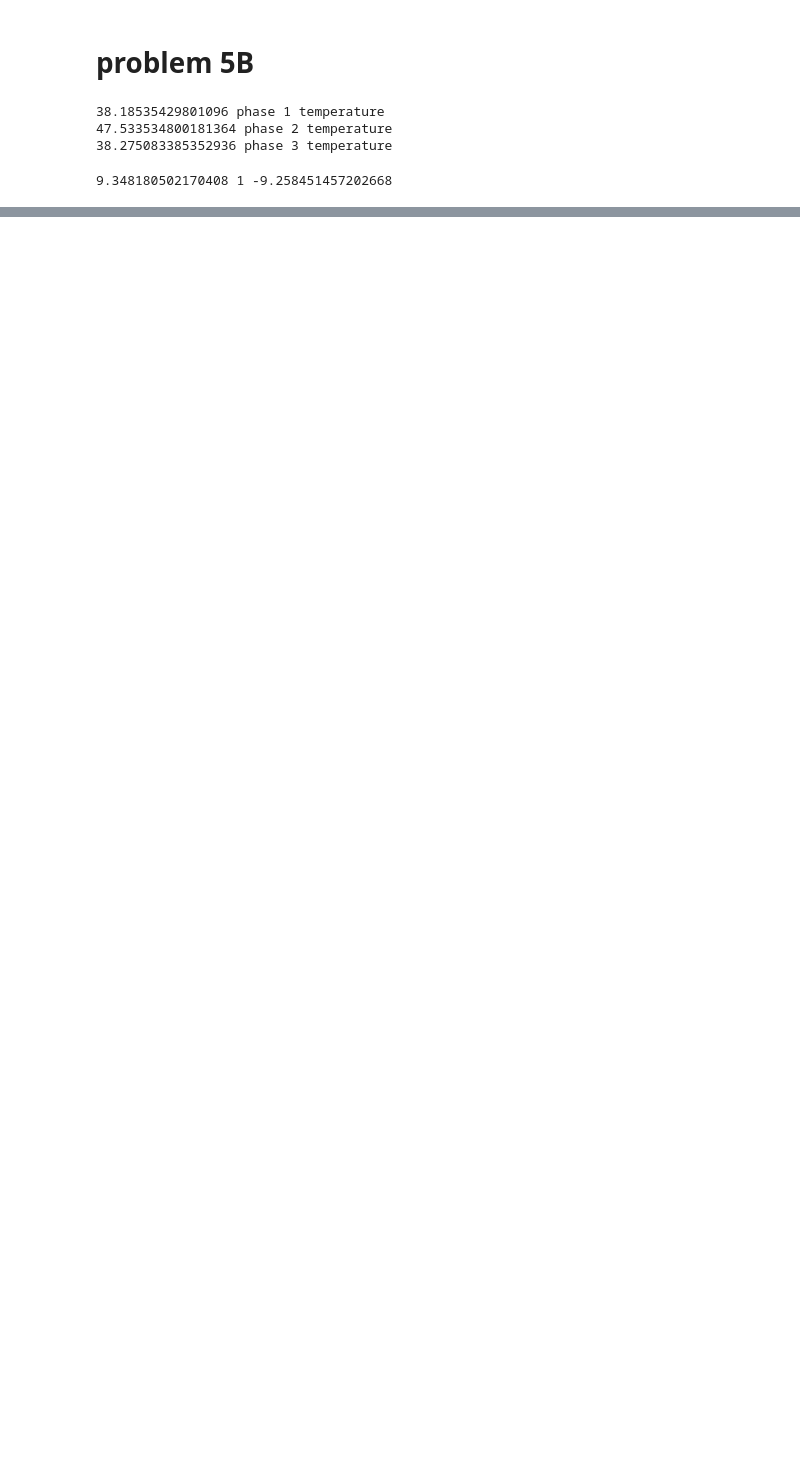
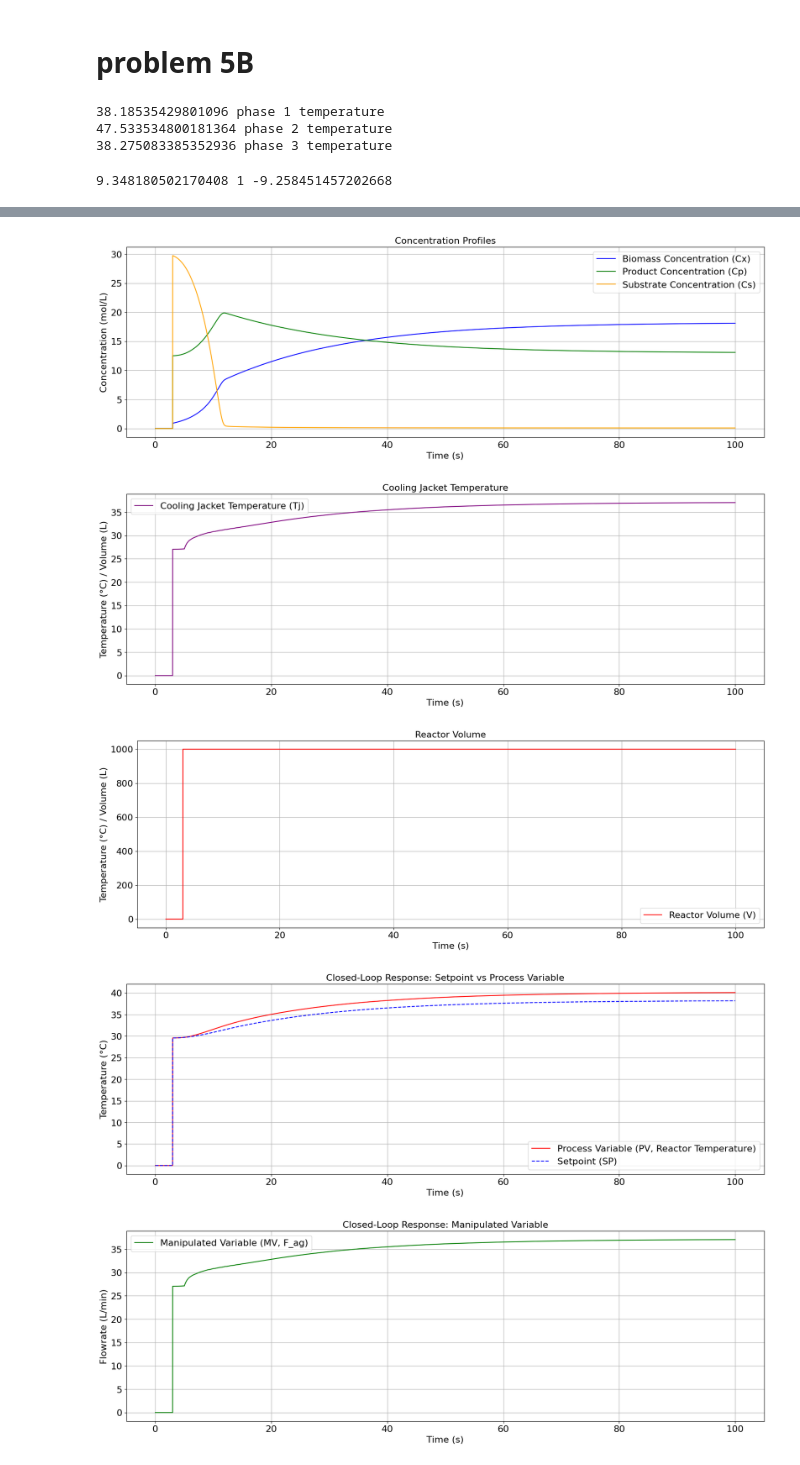
Before and after one commit to rahilisashaik/cbe_162, a Jupyter notebook: project/162_project.ipynb, the cells around one changed output, grey strips where cells are left out. Drawn from its saved outputs; the diff is of its cells as text; code cells hidden in the pictures; blank space fills up the shorter version.

```diff
--- a/project/162_project.ipynb
+++ b/project/162_project.ipynb
@@ -739,0 +751,65 @@ plt.legend()
+# %%
+V_TC = result_TC[0, :]  # Reactor volume
+Cx_TC = result_TC[1, :]  # Biomass concentration
+Cp_TC = result_TC[2, :]  # Product concentration
+Cs_TC = result_TC[3, :]  # Substrate concentration
+Co2_TC = result_TC[4, :]  # CO2 concentration
+Tj_TC = result_TC[6, :]  # Cooling jacket temperature
+
+t = t_TC
+
+plt.figure(figsize=(20, 6))
+plt.plot(t, Cx_TC, label="Biomass Concentration (Cx)", color="blue")
+plt.plot(t, Cp_TC, label="Product Concentration (Cp)", color="green")
+plt.plot(t, Cs_TC, label="Substrate Concentration (Cs)", color="orange")
+plt.title("Concentration Profiles")
+plt.xlabel("Time (s)")
+plt.ylabel("Concentration (mol/L)")
+plt.legend()
+plt.grid()
+plt.show()
+
+plt.figure(figsize=(20, 6))
+plt.plot(t, Tj_TC, label="Cooling Jacket Temperature (Tj)", color="purple")
+plt.title("Cooling Jacket Temperature")
+plt.xlabel("Time (s)")
+plt.ylabel("Temperature (°C) / Volume (L)")
+plt.legend()
+plt.grid()
+plt.show()
+
+
+plt.figure(figsize=(20, 6))
+plt.plot(t, V_TC, label="Reactor Volume (V)", color="red")
+plt.title("Reactor Volume")
+plt.xlabel("Time (s)")
+plt.ylabel("Temperature (°C) / Volume (L)")
+plt.legend()
+plt.grid()
+plt.show()
+
+
+plt.figure(figsize=(20, 6))
+plt.plot(t, T_TC, label="Process Variable (PV, Reactor Temperature)", color="red")
+plt.plot(t, result_sp_TC[5, :], label="Setpoint (SP)", linestyle="--", color="blue")
+plt.title("Closed-Loop Response: Setpoint vs Process Variable")
+plt.xlabel("Time (s)")
+plt.ylabel("Temperature (°C)")
+plt.legend()
+plt.grid()
+plt.show()
+
+plt.figure(figsize=(20, 6))
+plt.plot(t, result_TC[6, :], label="Manipulated Variable (MV, F_ag)", color="green")
+plt.title("Closed-Loop Response: Manipulated Variable")
+plt.xlabel("Time (s)")
+plt.ylabel("Flowrate (L/min)")  # Update units if different
+plt.legend()
+plt.grid()
+plt.show()
+# %% [output]
+[figure, added]
+[figure, added]
+[figure, added]
+[figure, added]
+[figure, added]
```
Also changed, not shown: parts of 17 cells of this notebook, 2 other files.
